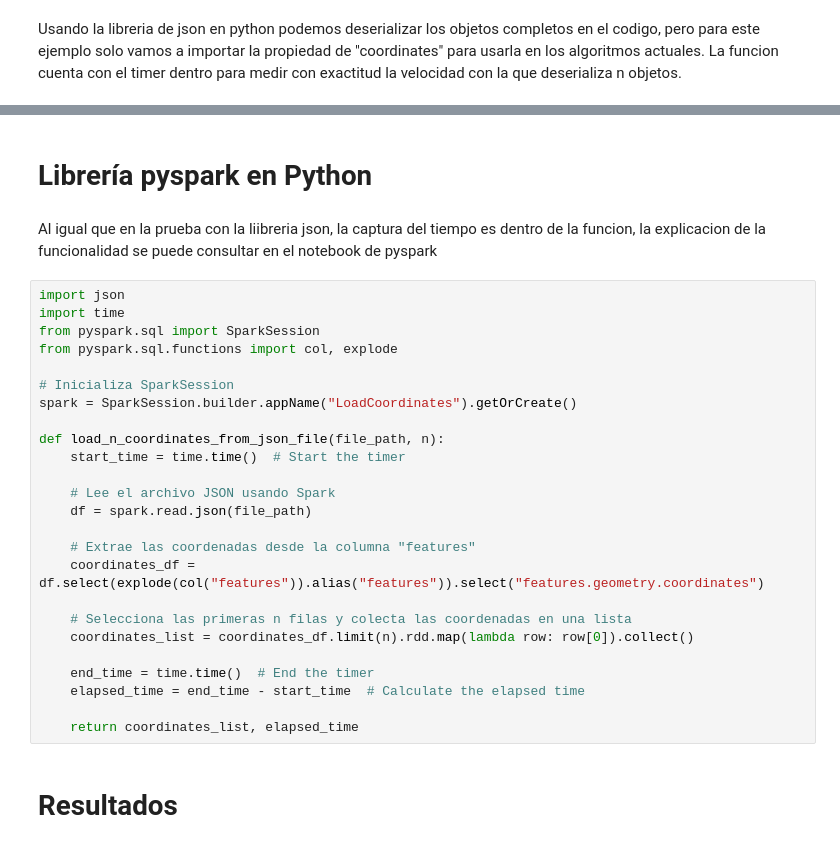
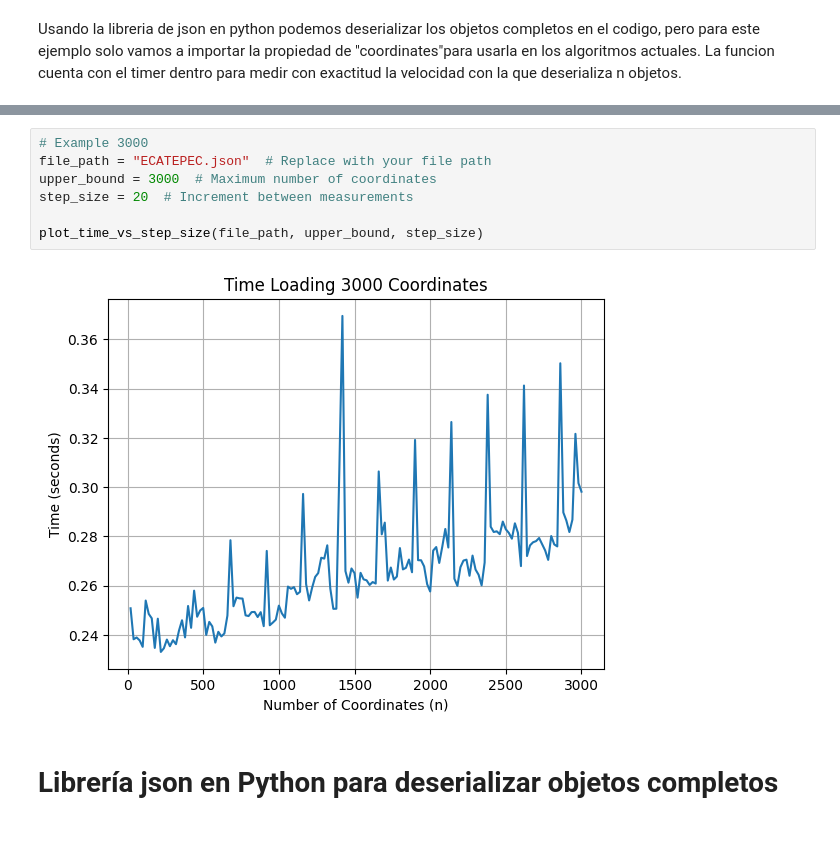
Before and after one commit to TT2024-B106/similarity-measures, a Jupyter notebook: notebooks/TiemposLectura.ipynb, the cells around one changed output, grey strips where cells are left out. Cells and saved outputs as stored; diff of their text form.

```diff
--- a/notebooks/TiemposLectura.ipynb
+++ b/notebooks/TiemposLectura.ipynb
@@ -48,31 +81,11 @@ Time taken to load 6000 coordinates: 0.2746 seconds
+# %%
+# Example 3000
+file_path = "ECATEPEC.json"  # Replace with your file path
+upper_bound = 3000  # Maximum number of coordinates
+step_size = 20  # Increment between measurements
+
+plot_time_vs_step_size(file_path, upper_bound, step_size)
+# %% [output]
+[figure, added]
 # %% [markdown]
-# Librería pyspark en Python
+# Librería json en Python para deserializar objetos completos
-# %% [markdown]
-Al igual que en la prueba con la liibreria json, la captura del tiempo es dentro de la funcion, la explicacion de la funcionalidad se puede consultar en el notebook de pyspark
-# %%
-import json
-import time
-from pyspark.sql import SparkSession
-from pyspark.sql.functions import col, explode
-
-# Inicializa SparkSession
-spark = SparkSession.builder.appName("LoadCoordinates").getOrCreate()
-
-def load_n_coordinates_from_json_file(file_path, n):
-    start_time = time.time()  # Start the timer
-
-    # Lee el archivo JSON usando Spark
-    df = spark.read.json(file_path)
-
-    # Extrae las coordenadas desde la columna "features"
-    coordinates_df = df.select(explode(col("features")).alias("features")).select("features.geometry.coordinates")
-
-    # Selecciona las primeras n filas y colecta las coordenadas en una lista
-    coordinates_list = coordinates_df.limit(n).rdd.map(lambda row: row[0]).collect()
-
-    end_time = time.time()  # End the timer
-    elapsed_time = end_time - start_time  # Calculate the elapsed time
-
-    return coordinates_list, elapsed_time
-# %% [markdown]
-# Resultados
```
Also changed, not shown: parts of 24 cells of this notebook, 17 other files.
